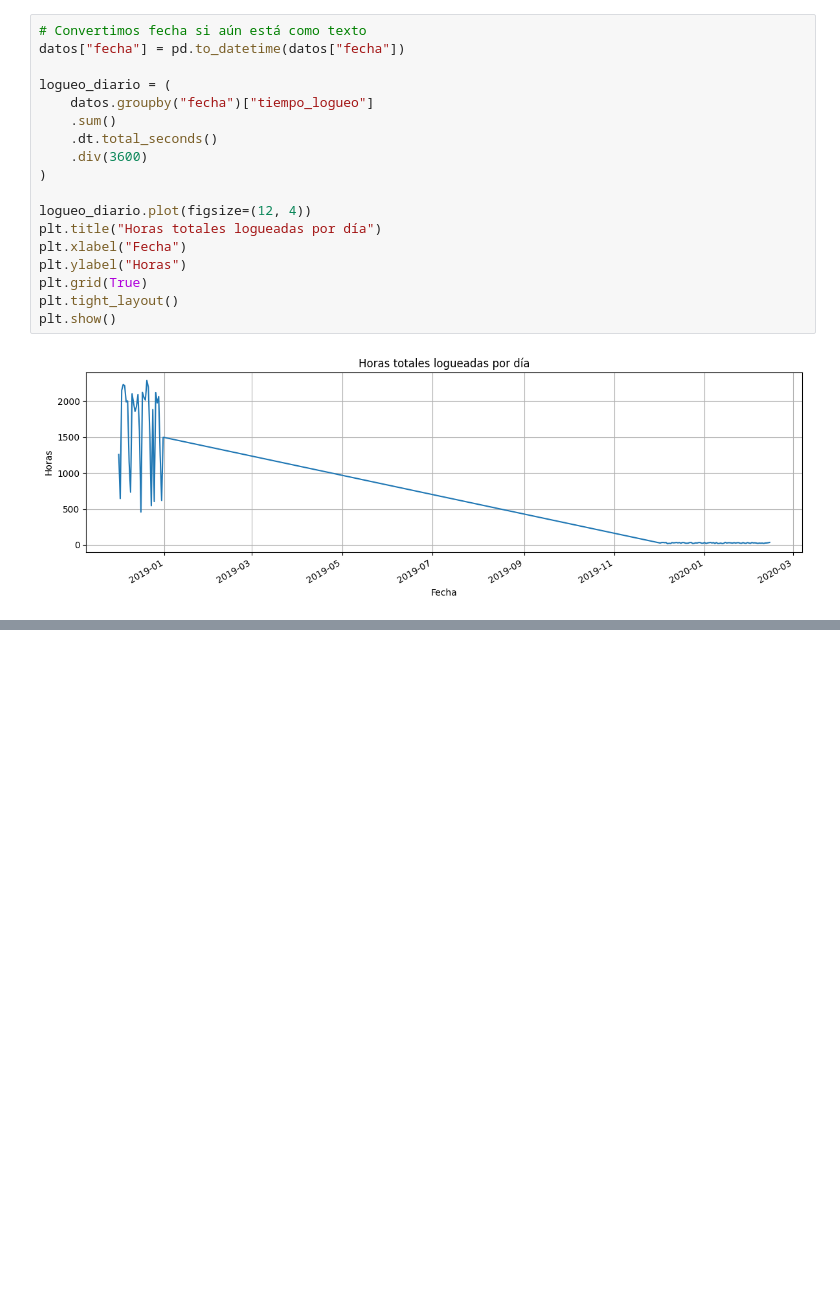
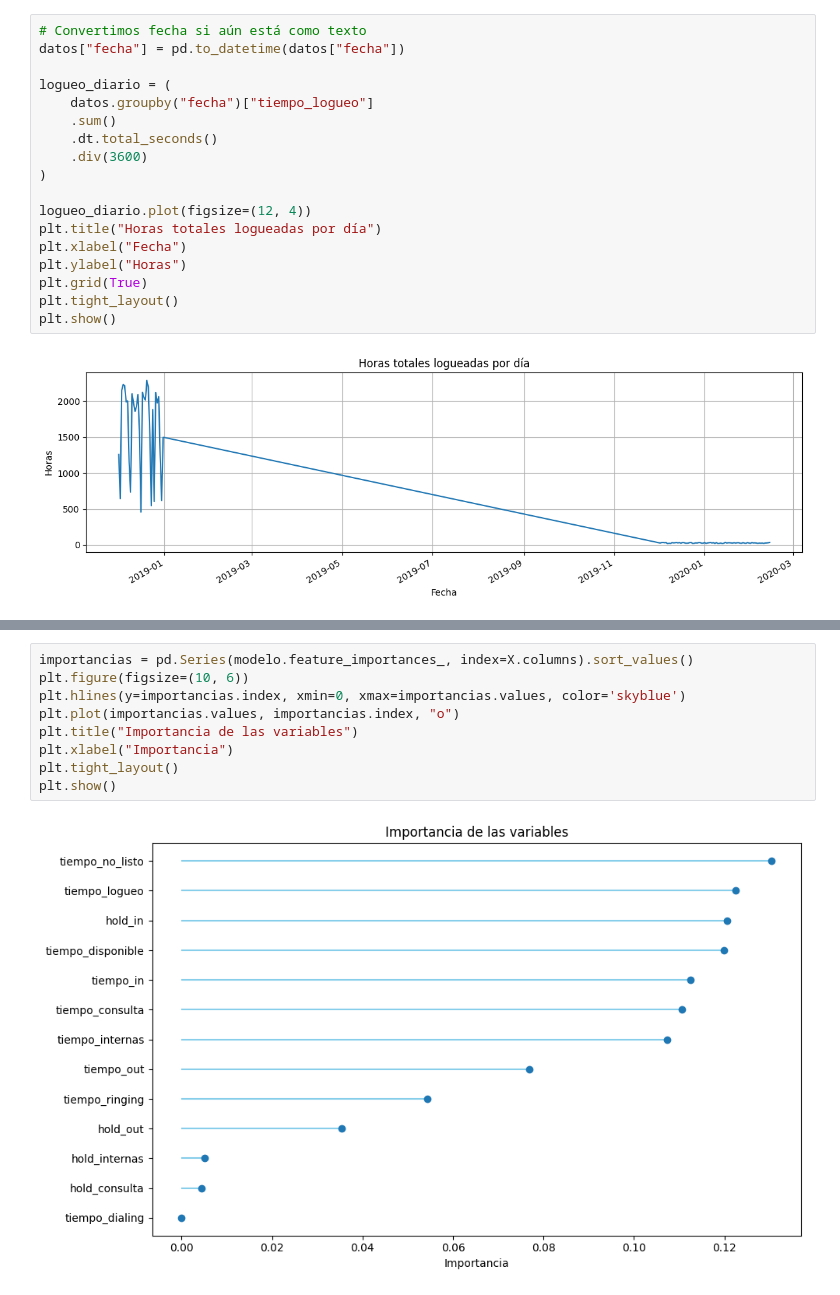
Before and after one commit to r2x4/consolidado_practice, a Jupyter notebook: consolidado_practice.ipynb, the cells around one changed output, grey strips where cells are left out. Drawn from its saved outputs; the diff is of its cells as text; blank space fills up the shorter version.

```diff
--- a/consolidado_practice.ipynb
+++ b/consolidado_practice.ipynb
@@ -295,0 +406,11 @@ plt.show()
+# %%
+importancias = pd.Series(modelo.feature_importances_, index=X.columns).sort_values()
+plt.figure(figsize=(10, 6))
+plt.hlines(y=importancias.index, xmin=0, xmax=importancias.values, color='skyblue')
+plt.plot(importancias.values, importancias.index, "o")
+plt.title("Importancia de las variables")
+plt.xlabel("Importancia")
+plt.tight_layout()
+plt.show()
+# %% [output]
+[figure, added]
```
Also changed, not shown: parts of 9 cells of this notebook.
